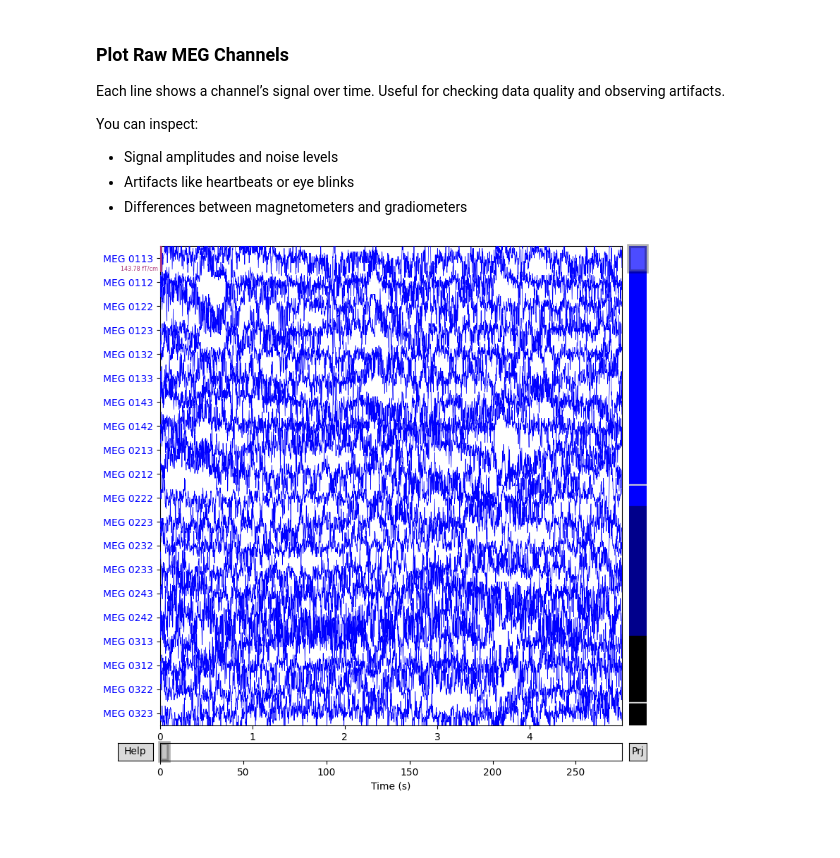
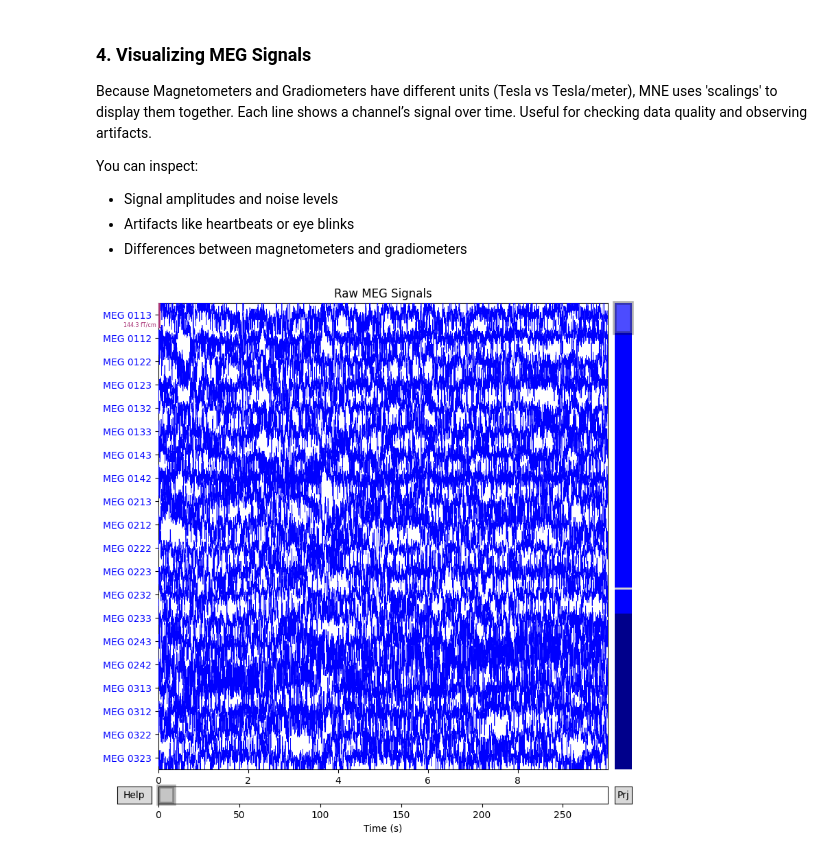
Before and after one commit to yibeisita/neuro-ai-playground, a Jupyter notebook: tutorials/01_foundations/02_meg_basics.ipynb, the cells around one changed output. Drawn from its saved outputs; the diff is of its cells as text; code cells hidden in the pictures; blank space fills up the shorter version.

```diff
--- a/tutorials/01_foundations/02_meg_basics.ipynb
+++ b/tutorials/01_foundations/02_meg_basics.ipynb
@@ -10,0 +28,6 @@ from neurolib.eeg_meg.visualization import plot_raw, plot_psd, plot_meg_topomap
+# %%
+repo_root = Path("./").resolve().parents[1]
+target_dir = repo_root / "datasets" / "meg_sample"
+target_dir.mkdir(parents=True, exist_ok=True)
+
+print(f"Checking for MEG data in: {target_dir}")
@@ -10,0 +36,5 @@ from neurolib.eeg_meg.visualization import plot_raw, plot_psd, plot_meg_topomap
+# %%
+data_path = sample.data_path(path=str(target_dir), download=True)
+meg_file = Path(data_path) / "MEG" / "sample" / "sample_audvis_raw.fif"
+
+print(f"File ready: {meg_file}")
@@ -18,7 +51,15 @@ The raw object contains:
 - Sampling frequency and measurement info
 - Event markers for stimuli or triggers
 # %%
-raw = load_meg_sample()
+raw = mne.io.read_raw_fif(meg_file, preload=True)
+
+print("\n--- Metadata Summary ---")
+print(f"Sampling Rate: {raw.info['sfreq']} Hz")
+print(f"Total Channels: {len(raw.ch_names)}")
+
+# Filter channel types to see what we have
+meg_channels = mne.pick_types(raw.info, meg=True)
+print(f"Number of MEG channels: {len(meg_channels)}")
 # %% [output]
 Opening raw data file /Users/yibeisita/Documents/neuro-ai-playground/datasets/meg_sample/MNE-sample-data/MEG/sample/sample_audvis_raw.fif...
     Read a total of 3 projection items:
@@ -61,6 +103,7 @@ print(raw.info)
 # %% [markdown]
-### Plot Raw MEG Channels
+### 4. Visualizing MEG Signals
 
+Because Magnetometers and Gradiometers have different units (Tesla vs Tesla/meter), MNE uses 'scalings' to display them together.
 Each line shows a channel’s signal over time. Useful for checking data quality and observing artifacts.
 
 You can inspect:
@@ -68,7 +111,19 @@ You can inspect:
 - Artifacts like heartbeats or eye blinks
 - Differences between magnetometers and gradiometers
 # %%
-plot_raw(raw, n_channels=20, duration=5)
+# Plot 10 seconds of data
+fig = raw.plot(
+    picks="meg",
+    n_channels=20,
+    duration=10.0,
+    scalings='auto',
+    show=False
+)
+
+ax = fig.axes[0]
+ax.set_title("Raw MEG Signals")
+
+plt.show()
 # %% [output]
-[figure, old version]
+[figure, new version]
 # %% [markdown]
```
Also changed, not shown: parts of 20 cells of this notebook.
